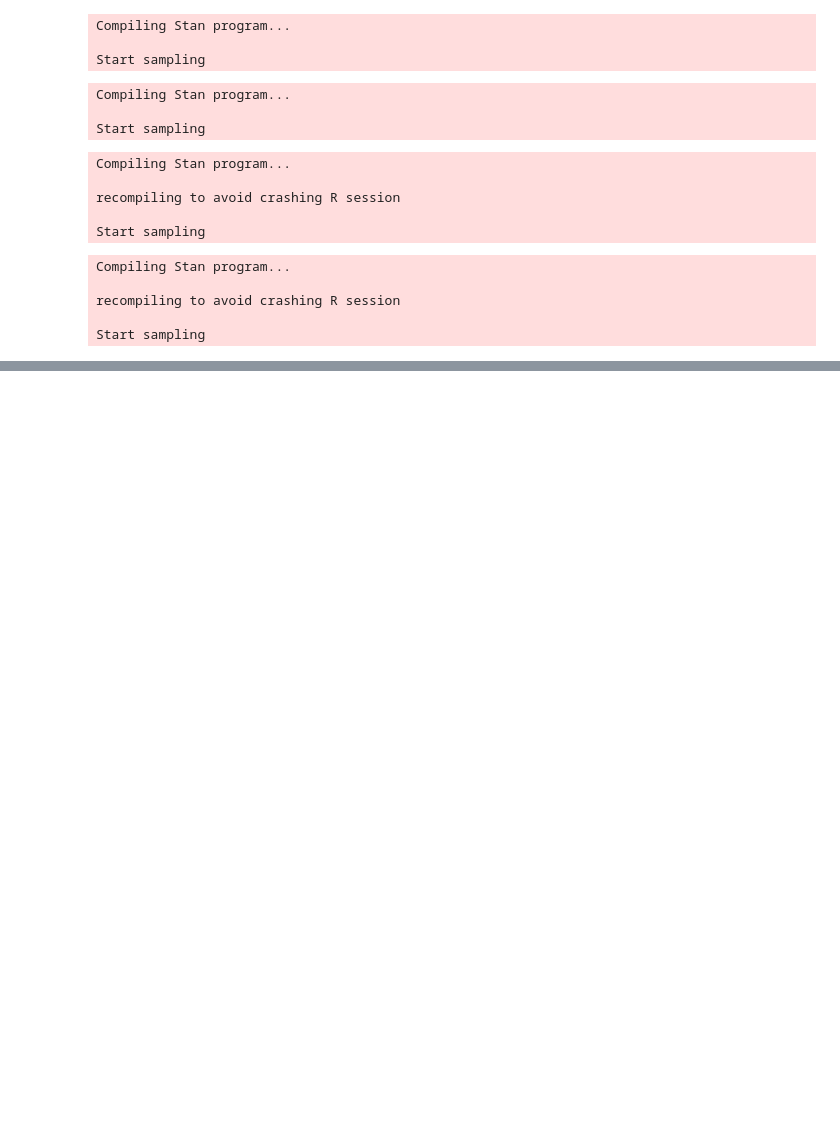
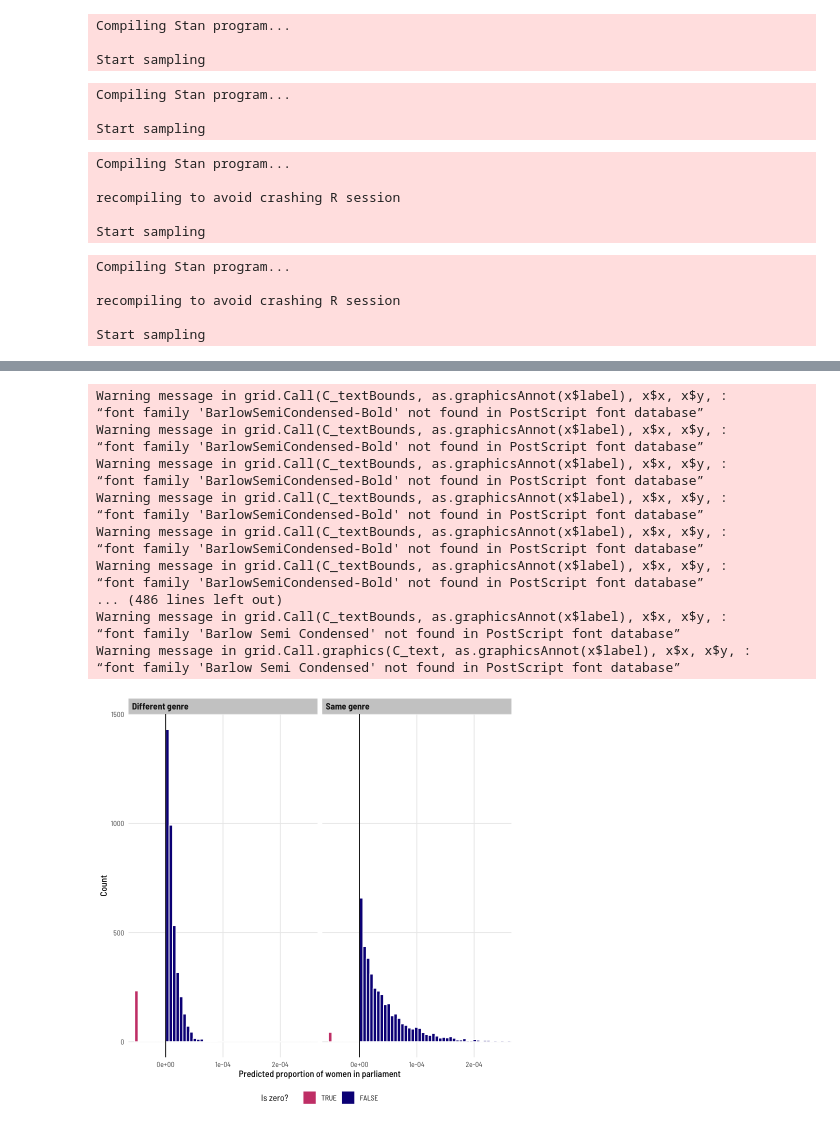
Before and after one commit to mikekestemont/zwerfverzen, a Jupyter notebook: notebooks/04-intertext-brms.ipynb, the cells around one changed output, grey strips where cells are left out. Cells and saved outputs as stored; diff of their text form; code cells hidden in the pictures; blank space fills up the shorter version.

```diff
--- a/notebooks/04-intertext-brms.ipynb
+++ b/notebooks/04-intertext-brms.ipynb
@@ -182,0 +419,39 @@ scale reduction factor on split chains (at convergence, Rhat = 1).
+# %%
+beta_zi_pred <- model_beta_zi %>%
+  predicted_draws(newdata = tibble(genre = c(FALSE, TRUE), author = c(FALSE, TRUE))) %>%
+  mutate(is_zero = .prediction == 0,
+         .prediction = ifelse(is_zero, .prediction - 0.00005, .prediction))
+# %%
+ggplot(beta_zi_pred, aes(x = .prediction)) +
+  geom_histogram(aes(fill = is_zero), binwidth = 0.000006,
+                 boundary = 0, color = "white") +
+  geom_vline(xintercept = 0) +
+  scale_fill_viridis_d(option = "plasma", end = 0.5,
+                       guide = guide_legend(reverse = TRUE)) +
+  labs(x = "Predicted proportion of women in parliament",
+       y = "Count", fill = "Is zero?") +
+  facet_wrap(vars(genre), ncol = 2,
+             labeller = labeller(genre = c(`TRUE` = "Same genre",
+                                           `FALSE` = "Different genre"))) +
+  coord_cartesian(xlim = c(- 0.00005 , 0.00025)) +
+  theme_clean() +
+  theme(legend.position = "bottom")
+# %% [output]
+Warning message in grid.Call(C_textBounds, as.graphicsAnnot(x$label), x$x, x$y, :
+“font family 'BarlowSemiCondensed-Bold' not found in PostScript font database”
+Warning message in grid.Call(C_textBounds, as.graphicsAnnot(x$label), x$x, x$y, :
+“font family 'BarlowSemiCondensed-Bold' not found in PostScript font database”
+Warning message in grid.Call(C_textBounds, as.graphicsAnnot(x$label), x$x, x$y, :
+“font family 'BarlowSemiCondensed-Bold' not found in PostScript font database”
+Warning message in grid.Call(C_textBounds, as.graphicsAnnot(x$label), x$x, x$y, :
+“font family 'BarlowSemiCondensed-Bold' not found in PostScript font database”
+Warning message in grid.Call(C_textBounds, as.graphicsAnnot(x$label), x$x, x$y, :
+“font family 'BarlowSemiCondensed-Bold' not found in PostScript font database”
+Warning message in grid.Call(C_textBounds, as.graphicsAnnot(x$label), x$x, x$y, :
+“font family 'BarlowSemiCondensed-Bold' not found in PostScript font database”
+... (486 lines left out)
+Warning message in grid.Call(C_textBounds, as.graphicsAnnot(x$label), x$x, x$y, :
+“font family 'Barlow Semi Condensed' not found in PostScript font database”
+Warning message in grid.Call.graphics(C_text, as.graphicsAnnot(x$label), x$x, x$y, :
+“font family 'Barlow Semi Condensed' not found in PostScript font database”
+[figure, added]
```
Also changed, not shown: parts of 40 cells of this notebook.
